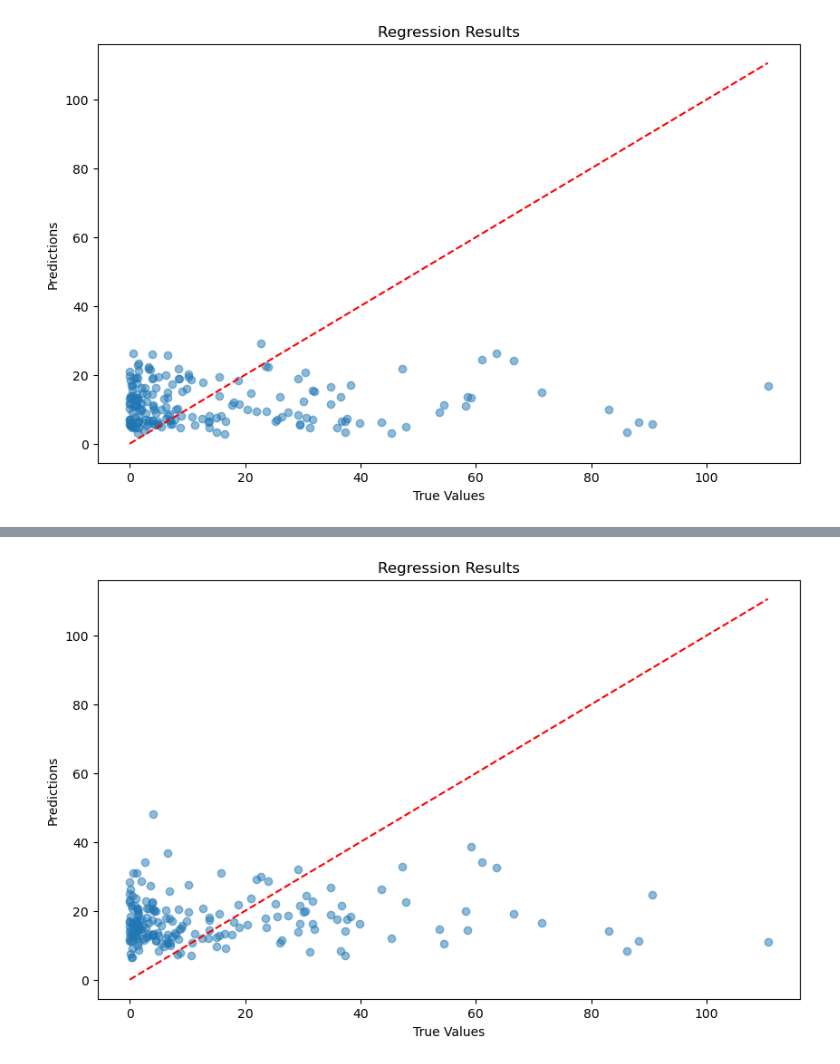
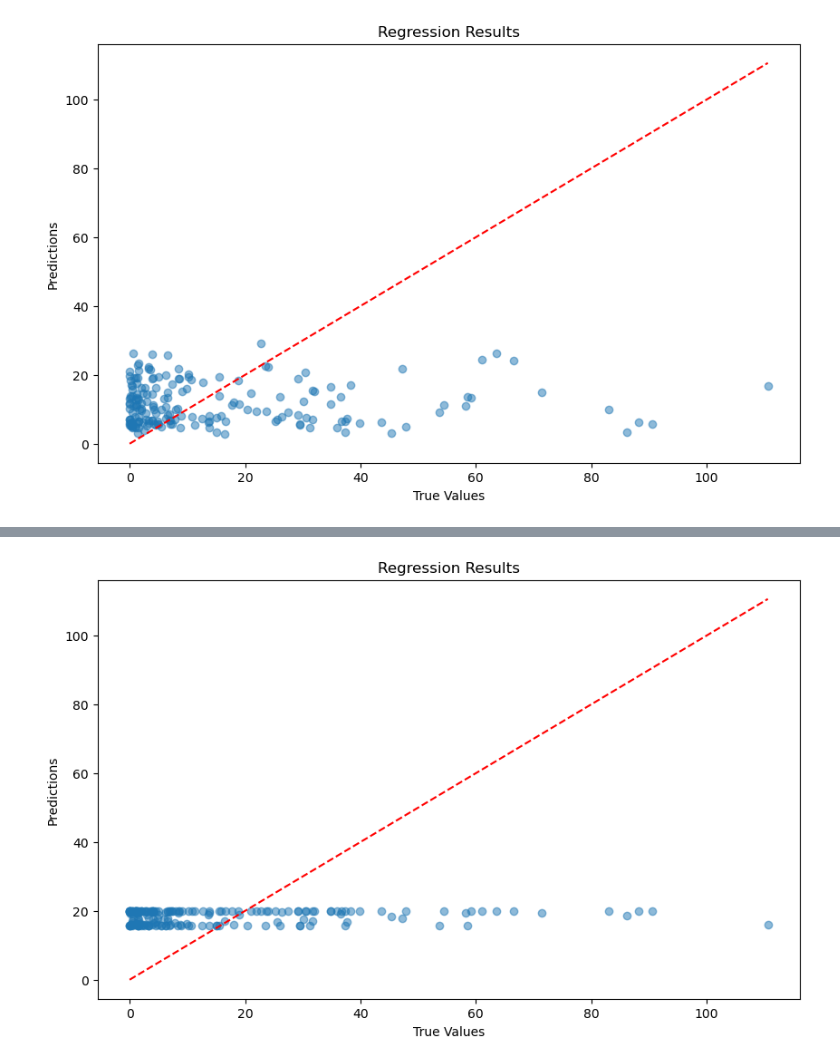
Before and after one commit to jacob-tye/BMI_6114_Project, a Jupyter notebook: analysis/03_dl_analysis.ipynb, the cells around one changed output, grey strips where cells are left out. Cells and saved outputs as stored; diff of their text form; code cells hidden in the pictures.

```diff
--- a/analysis/03_dl_analysis.ipynb
+++ b/analysis/03_dl_analysis.ipynb
@@ -439,0 +461,5 @@ joblib.dump(
+# %%
+cancer_dm = CancerDataModule(cancer_df, numerical_features=numeric_cols, scaler=scaler)
+cancer_dm.setup()
+# %%
+plot_regression_results(best_model.to("cpu"), cancer_dm.train_dataloader())
@@ -440,4 +468,4 @@ joblib.dump(
 # %%
-plot_regression_results(cancer_regressor, cancer_dm.test_dataloader())
+plot_regression_results(best_model.to("cpu"), cancer_dm.test_dataloader())
 # %% [output]
-[figure, old version]
+[figure, new version]
```
Also changed, not shown: parts of 5 cells of this notebook, 10 other files.
